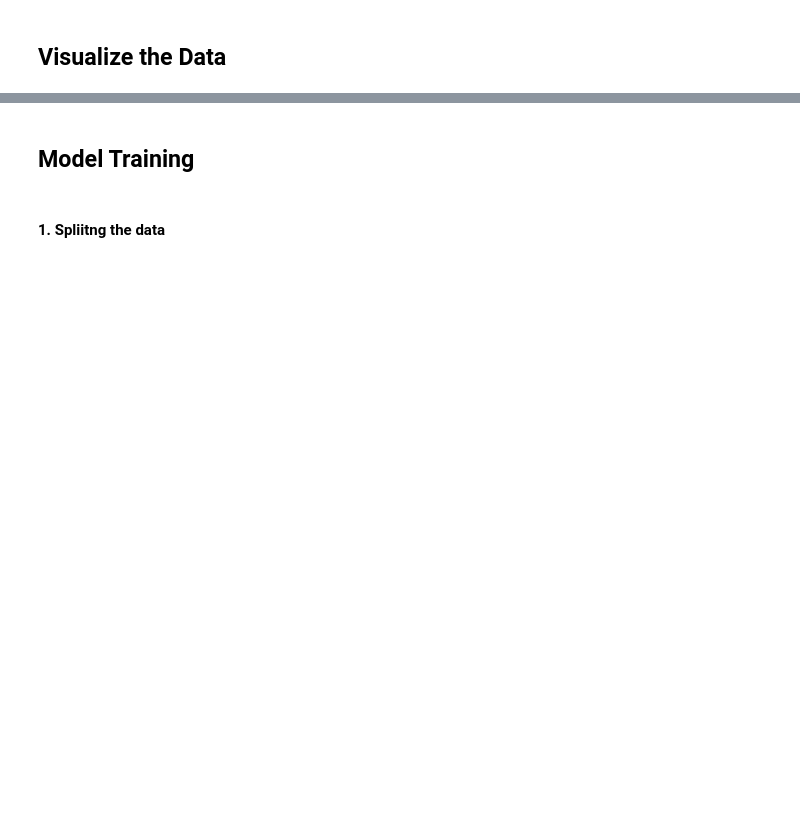
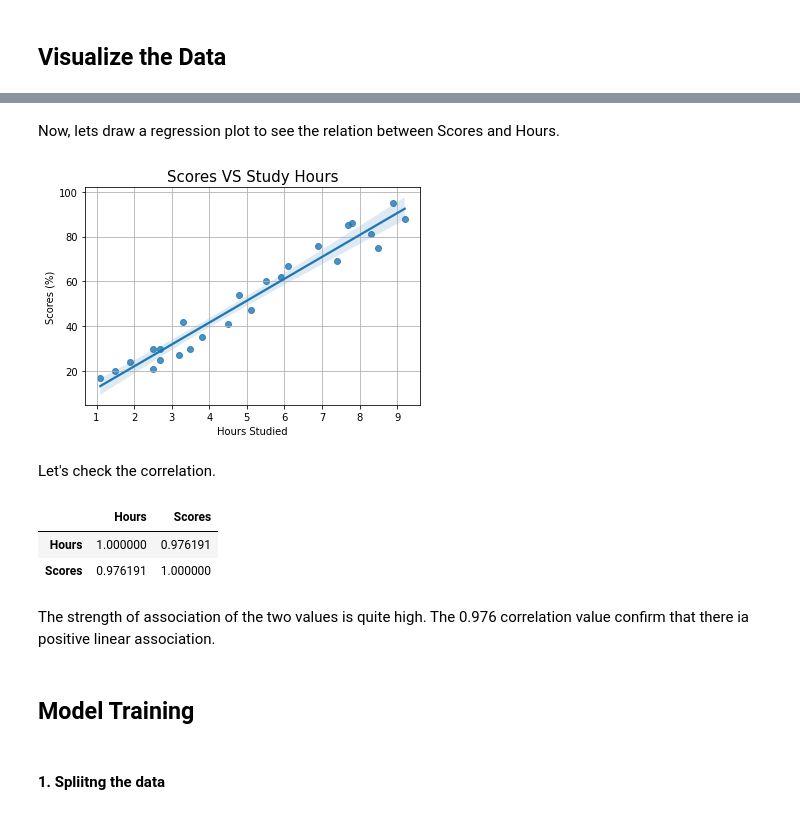
Before and after one commit to Ruoro/TSF-GRIPAPRIL22, a Jupyter notebook: TSF_GRIP_Task_1.ipynb, the cells around one changed output, grey strips where cells are left out. Cells and saved outputs as stored; diff of their text form; code cells hidden in the pictures; blank space fills up the shorter version.

```diff
--- a/TSF_GRIP_Task_1.ipynb
+++ b/TSF_GRIP_Task_1.ipynb
@@ -19,3 +78,25 @@ import matplotlib.pyplot as plt
+# %% [markdown]
+Now, lets draw a regression plot to see the relation between Scores and Hours.
+# %%
+# Plotting a regression line to see the relationship between the scores and the hours studied.
+sns.regplot(x = df.Hours, y = df.Scores)
+plt.title ("Scores VS Study Hours", size=15)
+plt.ylabel("Scores (%)")
+plt.xlabel("Hours Studied")
+plt.grid()
+plt.show()
+# %% [output]
+[figure, added]
+# %% [markdown]
+Let's check the correlation.
+# %%
+df.corr()
+# %% [output]
+|  | Hours | Scores |
+| Hours | 1.000000 | 0.976191 |
+| Scores | 0.976191 | 1.000000 |
+# %% [markdown]
+The strength of association of the two values is quite high. The 0.976 correlation value confirm that there ia positive linear association.
 # %% [markdown]
 ## Model Training
 # %% [markdown]
```
Also changed, not shown: parts of 33 cells of this notebook.
